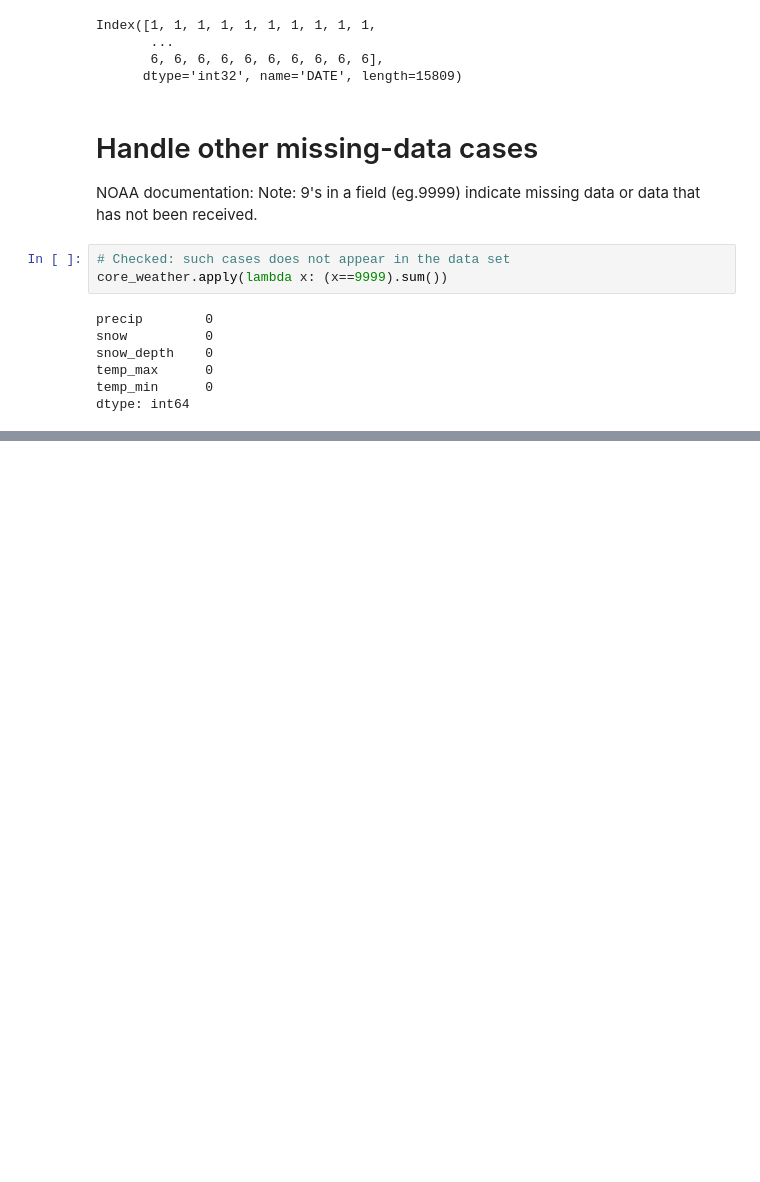
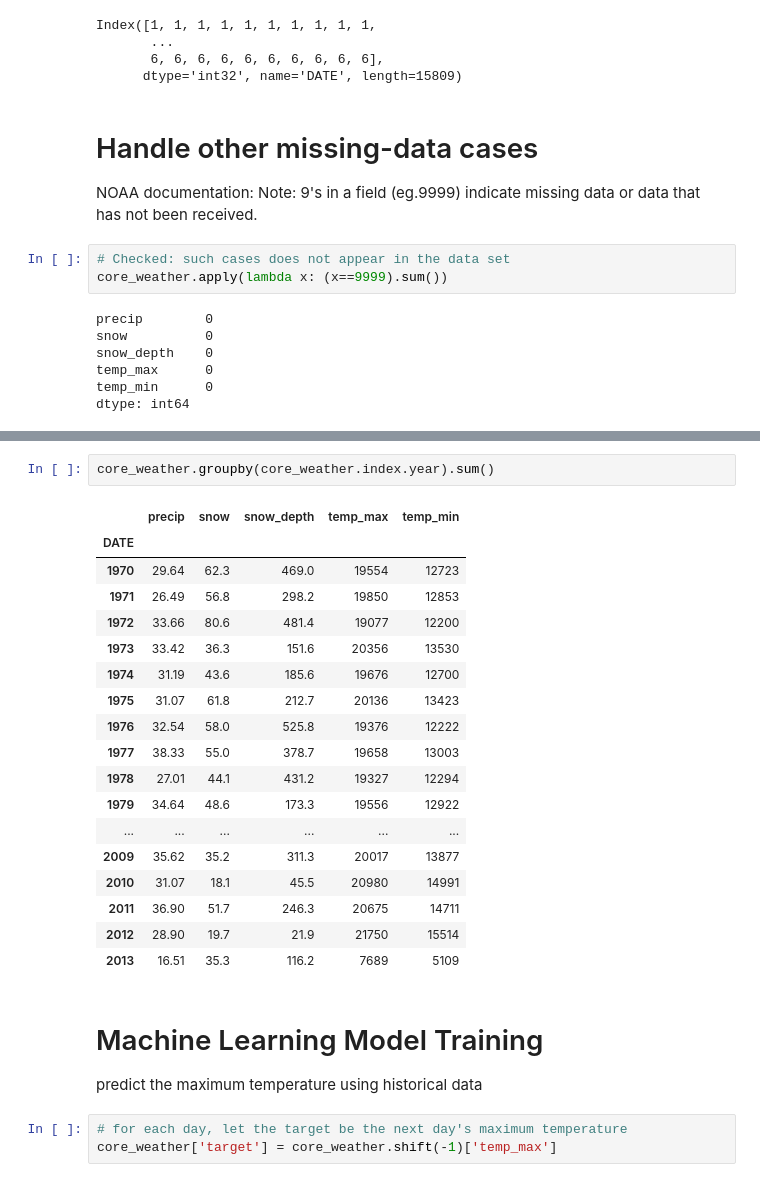
Before and after one commit to aaronwu001/Weather-Predictor, a Jupyter notebook: Weather Forecast.ipynb, the cells around one changed output, grey strips where cells are left out. Saved outputs shown, nothing was run; the diff lists cells and outputs as text; blank space fills up the shorter version.

Commit message:
Machine Learning Model Training

```diff
--- a/Weather Forecast.ipynb
+++ b/Weather Forecast.ipynb
@@ -209,0 +222,28 @@ dtype: int64
+# %%
+core_weather.groupby(core_weather.index.year).sum()
+# %% [output]
+|  | precip | snow | snow_depth | temp_max | temp_min |
+| DATE |  |  |  |  |  |
+| 1970 | 29.64 | 62.3 | 469.0 | 19554 | 12723 |
+| 1971 | 26.49 | 56.8 | 298.2 | 19850 | 12853 |
+| 1972 | 33.66 | 80.6 | 481.4 | 19077 | 12200 |
+| 1973 | 33.42 | 36.3 | 151.6 | 20356 | 13530 |
+| 1974 | 31.19 | 43.6 | 185.6 | 19676 | 12700 |
+| 1975 | 31.07 | 61.8 | 212.7 | 20136 | 13423 |
+| 1976 | 32.54 | 58.0 | 525.8 | 19376 | 12222 |
+| 1977 | 38.33 | 55.0 | 378.7 | 19658 | 13003 |
+| 1978 | 27.01 | 44.1 | 431.2 | 19327 | 12294 |
+| 1979 | 34.64 | 48.6 | 173.3 | 19556 | 12922 |
+| ... | ... | ... | ... | ... | ... |
+| 2009 | 35.62 | 35.2 | 311.3 | 20017 | 13877 |
+| 2010 | 31.07 | 18.1 | 45.5 | 20980 | 14991 |
+| 2011 | 36.90 | 51.7 | 246.3 | 20675 | 14711 |
+| 2012 | 28.90 | 19.7 | 21.9 | 21750 | 15514 |
+| 2013 | 16.51 | 35.3 | 116.2 | 7689 | 5109 |
+# %% [markdown]
+# Machine Learning Model Training
+
+predict the maximum temperature using historical data
+# %%
+# for each day, let the target be the next day's maximum temperature
+core_weather['target'] = core_weather.shift(-1)['temp_max']
```
Also changed, not shown: parts of 15 cells of this notebook.
